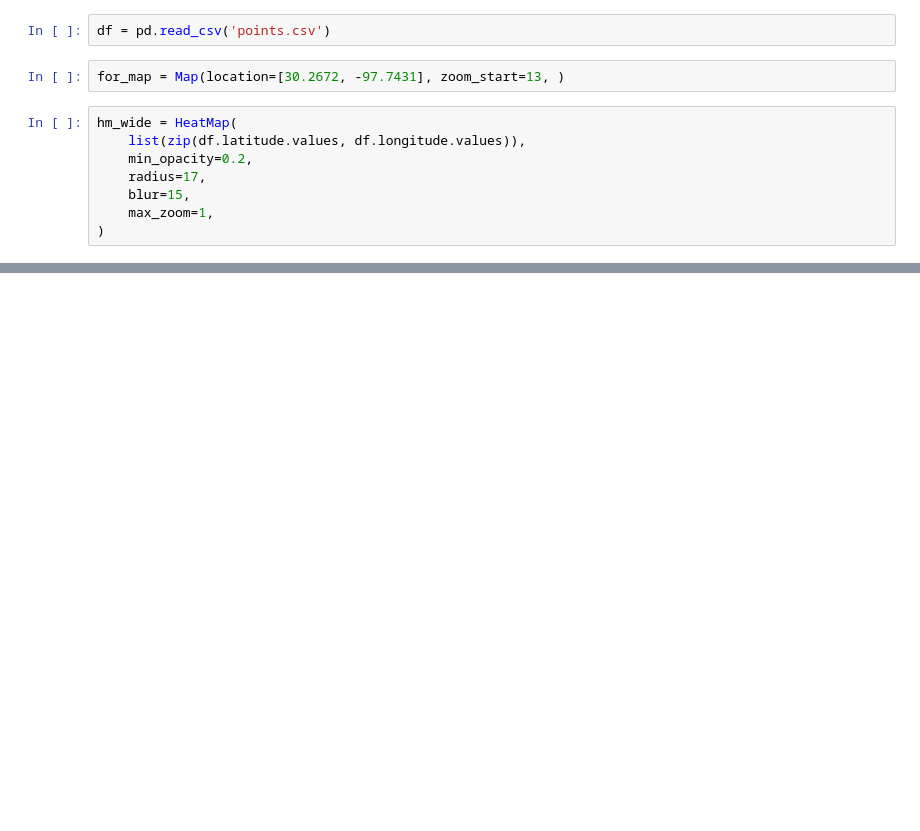
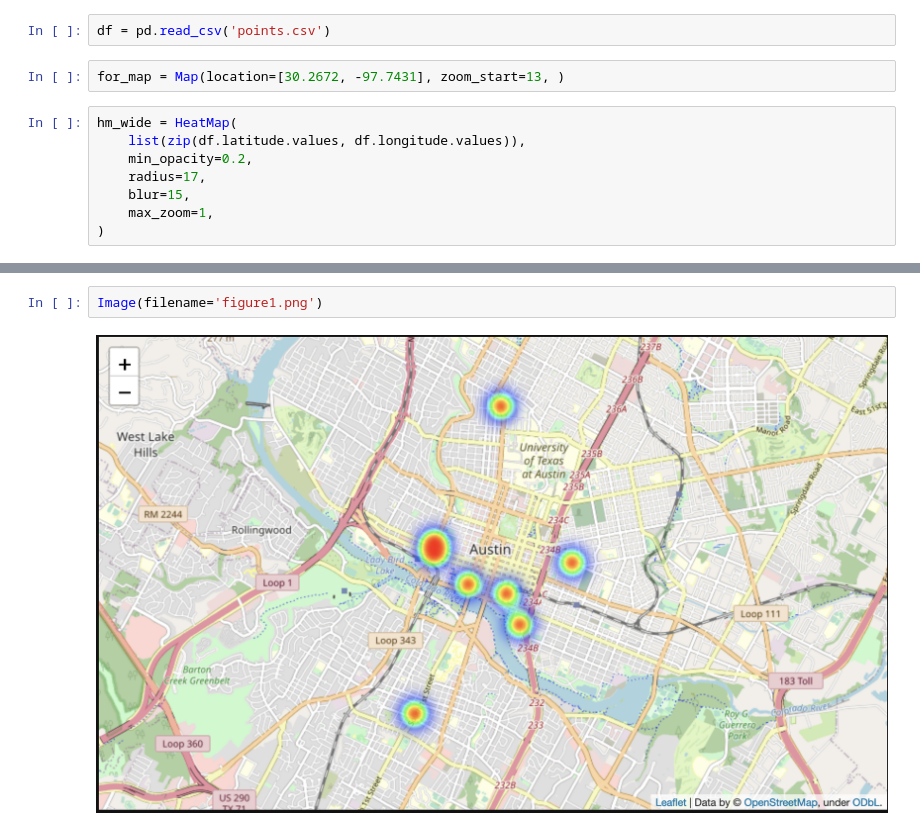
Before and after one commit to kwierman/Visualization-Cookbook, a Jupyter notebook: folium/Geography/Heat Map.ipynb, the cells around one changed output, grey strips where cells are left out. Drawn from its saved outputs; the diff is of its cells as text; blank space fills up the shorter version.

Commit message:
Adding in figures instead of HTML# Please enter the commit message for your changes. Lines starting

```diff
--- a/folium/Geography/Heat Map.ipynb
+++ b/folium/Geography/Heat Map.ipynb
@@ -18,3 +19,7 @@ hm_wide = HeatMap(
 for_map.add_child(hm_wide)
 # %% [output]
 [interactive output not drawn]
+# %%
+Image(filename='figure1.png')
+# %% [output]
+[figure, added]
```
Also changed, not shown: parts of 1 cell of this notebook, 11 other files.
